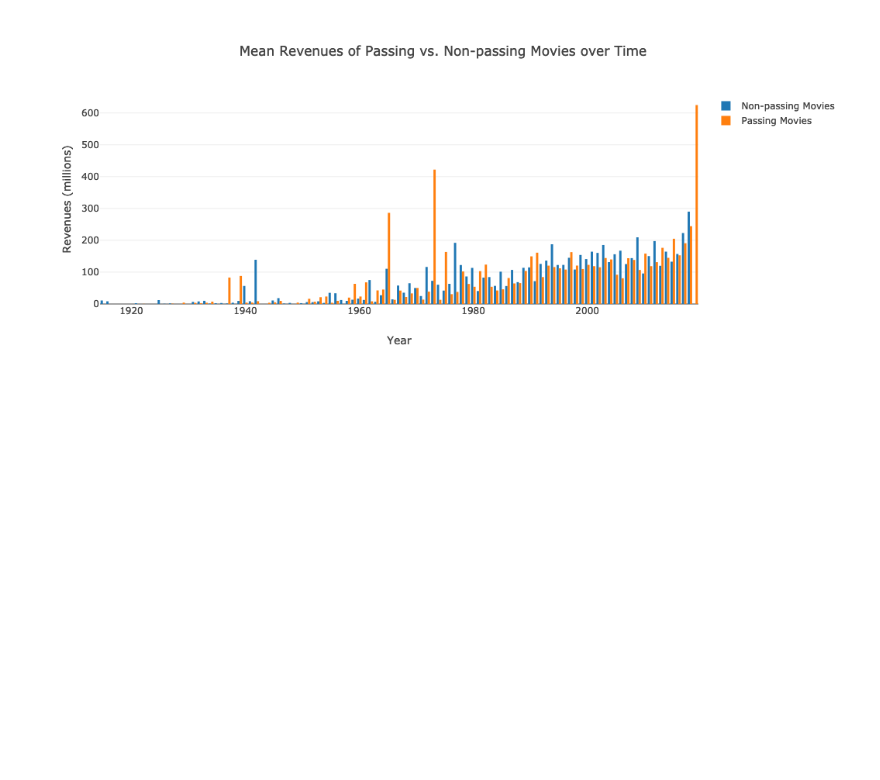
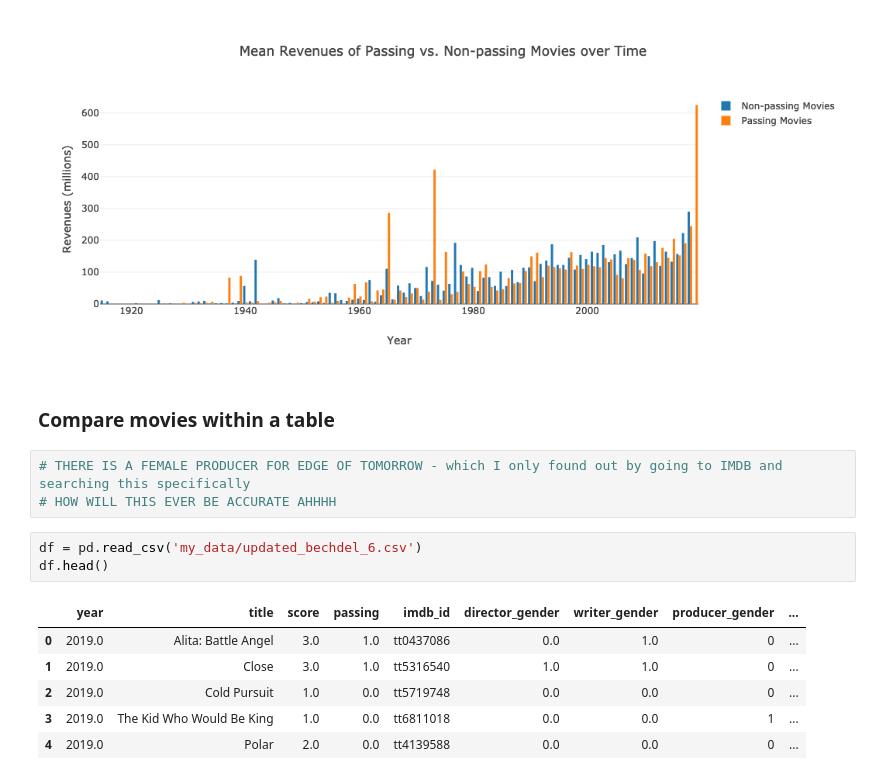
Before and after one commit to MagicMilly/women-in-film-analysis-dashboard, a Jupyter notebook: plotly_visualizations.ipynb, the cells around one changed output. Drawn from its saved outputs; the diff is of its cells as text; blank space fills up the shorter version.

```diff
--- a/plotly_visualizations.ipynb
+++ b/plotly_visualizations.ipynb
@@ -479,3 +479,18 @@ fig = go.Figure(data=data, layout=layout)
 iplot(fig)
 # %% [output]
 [figure]
+# %% [markdown]
+### Compare movies within a table
+# %%
+# THERE IS A FEMALE PRODUCER FOR EDGE OF TOMORROW - which I only found out by going to IMDB and searching this specifically
+# HOW WILL THIS EVER BE ACCURATE AHHHH
+# %%
+df = pd.read_csv('my_data/updated_bechdel_6.csv')
+df.head()
+# %% [output]
+|  | year | title | score | passing | imdb_id | director_gender | writer_gender | producer_gender | ... |
+| 0 | 2019.0 | Alita: Battle Angel | 3.0 | 1.0 | tt0437086 | 0.0 | 1.0 | 0 | ... |
+| 1 | 2019.0 | Close | 3.0 | 1.0 | tt5316540 | 1.0 | 1.0 | 0 | ... |
+| 2 | 2019.0 | Cold Pursuit | 1.0 | 0.0 | tt5719748 | 0.0 | 0.0 | 0 | ... |
+| 3 | 2019.0 | The Kid Who Would Be King | 1.0 | 0.0 | tt6811018 | 0.0 | 0.0 | 1 | ... |
+| 4 | 2019.0 | Polar | 2.0 | 0.0 | tt4139588 | 0.0 | 0.0 | 0 | ... |
```
Also changed, not shown: parts of 6 cells of this notebook, 2 other files.
